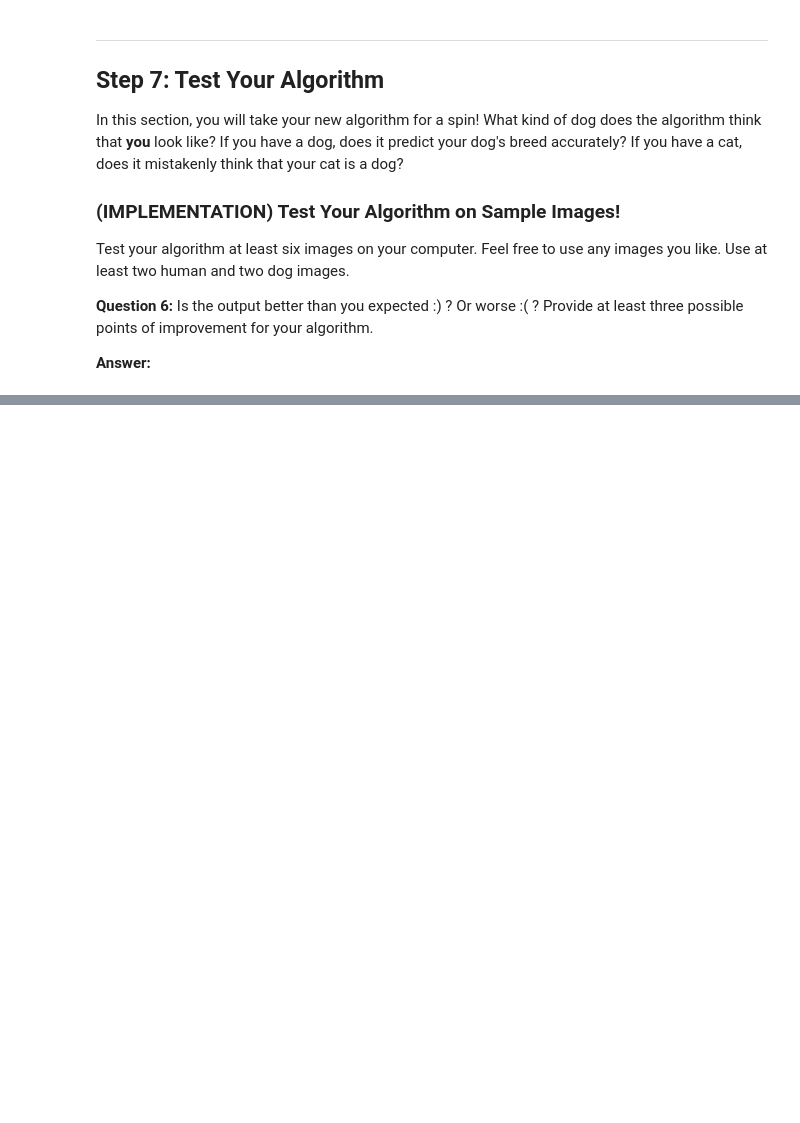
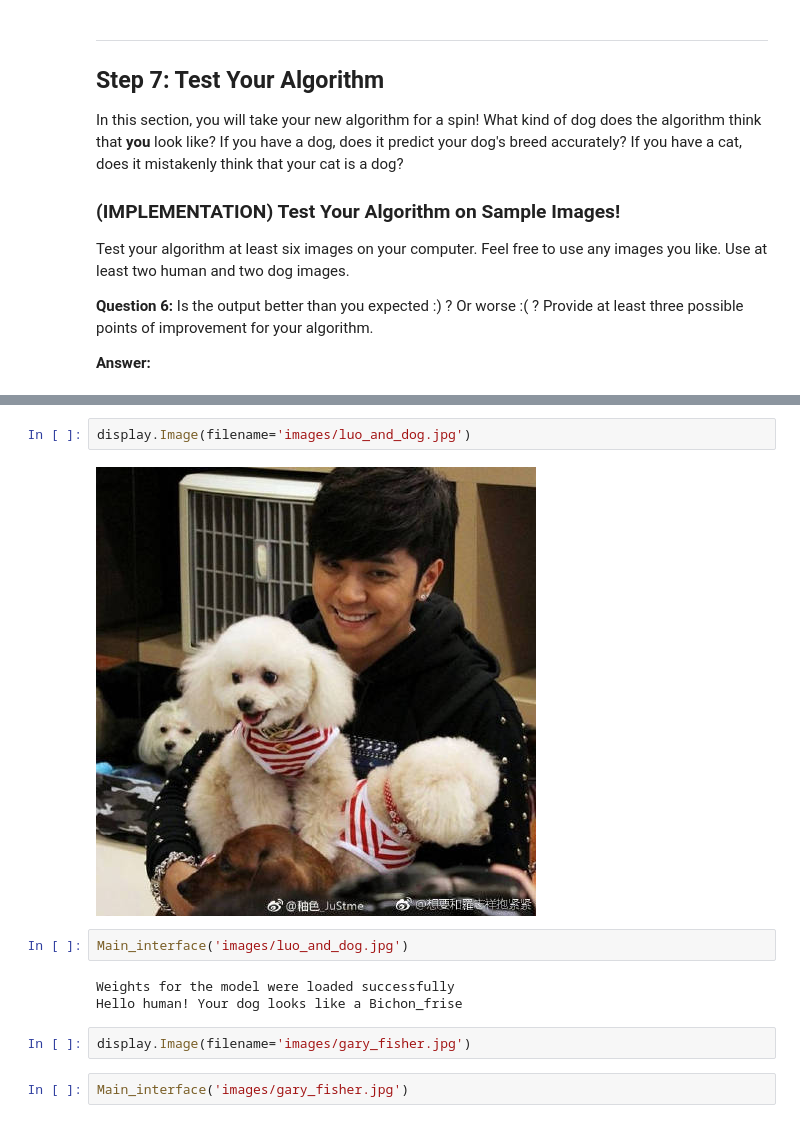
Before and after one commit to springshuai/Deep-Learning-Dog-Project, a Jupyter notebook: dog_app.ipynb, the cells around one changed output, grey strips where cells are left out. Drawn from its saved outputs; the diff is of its cells as text; blank space fills up the shorter version.

```diff
--- a/dog_app.ipynb
+++ b/dog_app.ipynb
@@ -1131,0 +1193,13 @@ __Answer:__
+# %%
+display.Image(filename='images/luo_and_dog.jpg')
+# %% [output]
+[figure, added]
+# %%
+Main_interface('images/luo_and_dog.jpg')
+# %% [output]
+Weights for the model were loaded successfully
+Hello human! Your dog looks like a Bichon_frise
+# %%
+display.Image(filename='images/gary_fisher.jpg')
+# %%
+Main_interface('images/gary_fisher.jpg')
```
Also changed, not shown: parts of 25 cells of this notebook, 10 other files.
